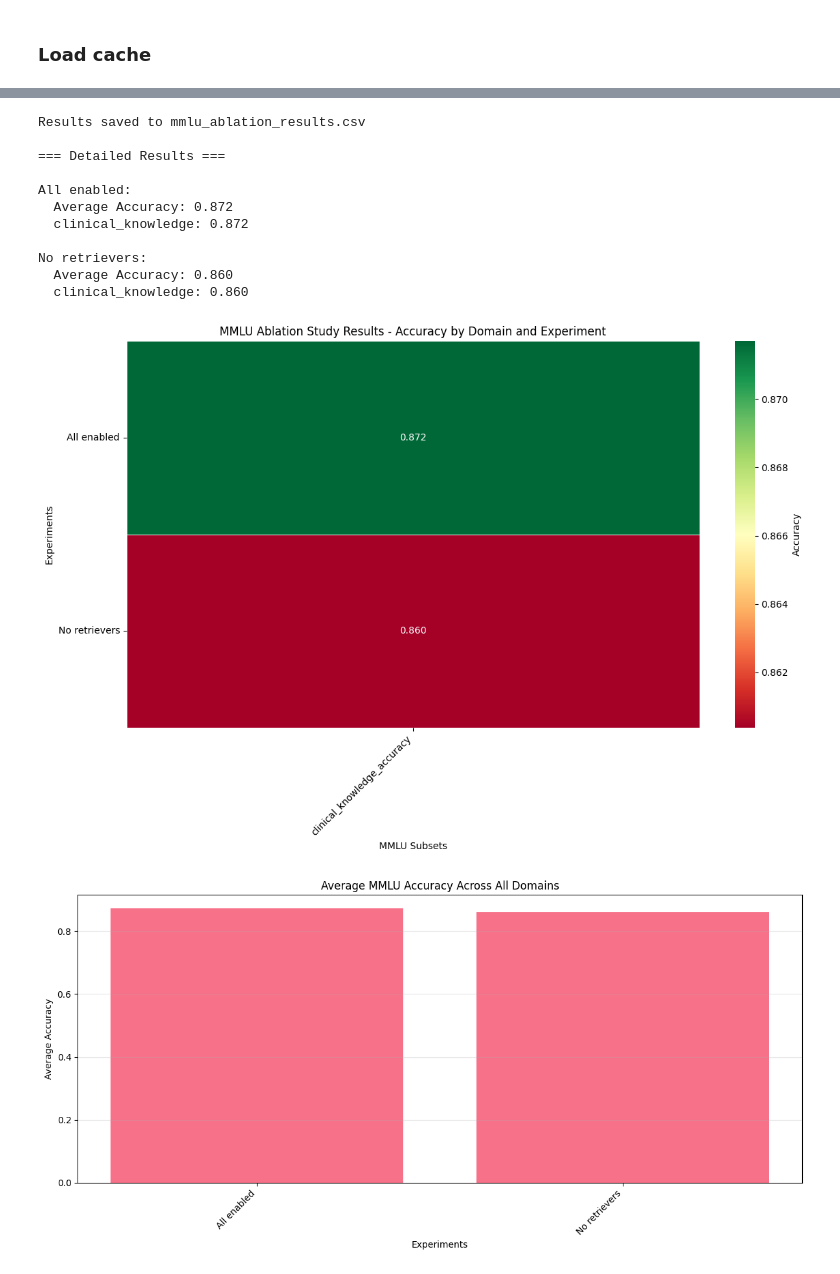
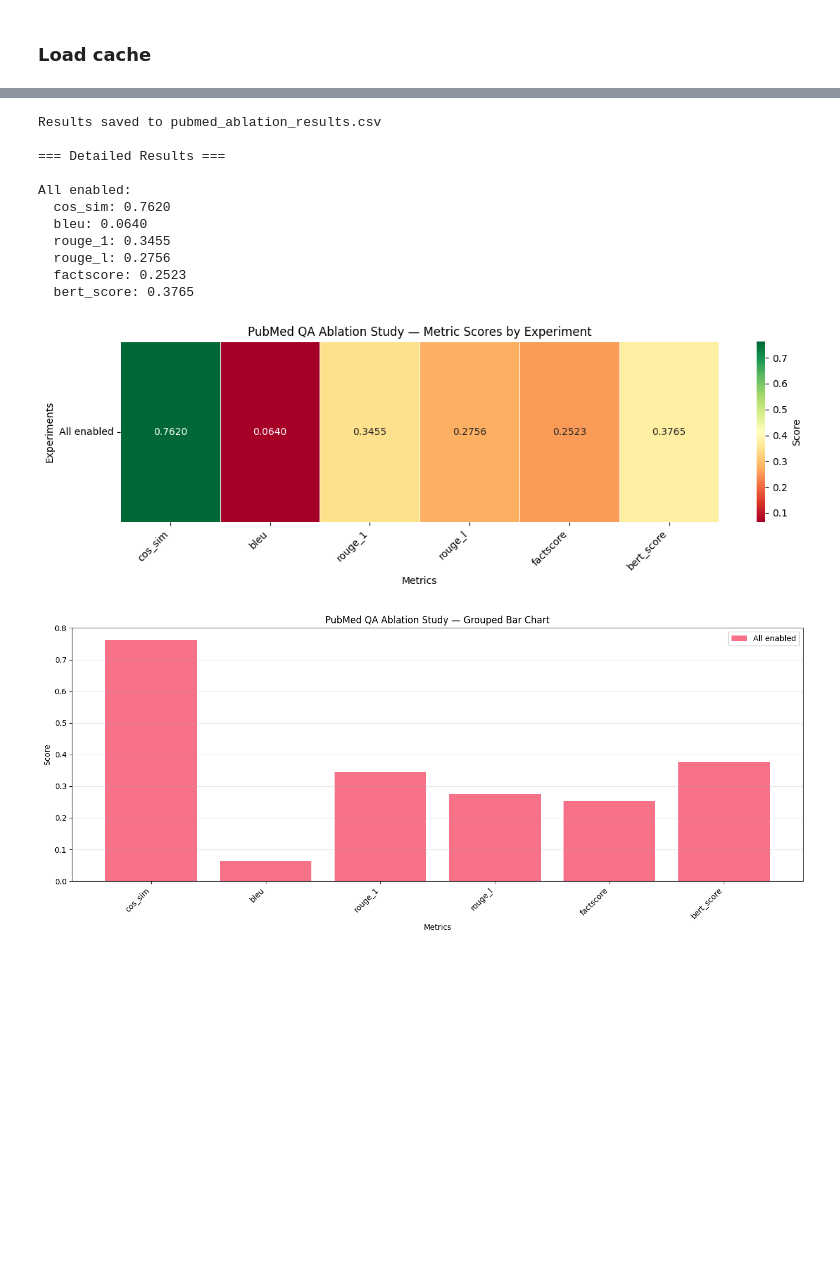
Before and after one commit to Biomed-imaging-lab/NeuroRAG, a Jupyter notebook: notebooks/neurorag-ablation.ipynb, the cells around one changed output, grey strips where cells are left out. Cells and saved outputs as stored; diff of their text form; code cells hidden in the pictures; blank space fills up the shorter version.

```diff
--- a/notebooks/neurorag-ablation.ipynb
+++ b/notebooks/neurorag-ablation.ipynb
@@ -60,7 +69,6 @@ Set any component to False to disable it in the pipeline.
 # %%
 ablation_config: dict[str, bool] = {
     'step_back': True,
-    'query_rewriting': True,
     'decomposition': True,
     'hyde': True,
     'vector_store': True,
@@ -385,61 +356,64 @@ No retrievers - Average accuracy: 0.860
 # %%
-# Save results to file
-results_df.to_csv('mmlu_ablation_results.csv', index=False)
-print("Results saved to mmlu_ablation_results.csv")
+results_df.to_csv('pubmed_ablation_results.csv', index=False)
+print('Results saved to pubmed_ablation_results.csv')
 
-# Display results in a more readable format
-print("\n=== Detailed Results ===")
+print('\n=== Detailed Results ===')
 for _, row in results_df.iterrows():
     print(f"\n{row['experiment_name']}:")
-    print(f"  Average Accuracy: {row['average_accuracy']:.3f}")
-    for subset in mmlu_subsets:
-        print(f"  {subset}: {row[f'{subset}_accuracy']:.3f}")
+    for m in METRIC_NAMES:
+        print(f'  {m}: {row[m]:.4f}')
 # %% [output]
-Results saved to mmlu_ablation_results.csv
+Results saved to pubmed_ablation_results.csv
 
 === Detailed Results ===
 
 All enabled:
-  Average Accuracy: 0.872
-  clinical_knowledge: 0.872
-
-No retrievers:
-  Average Accuracy: 0.860
-  clinical_knowledge: 0.860
+  cos_sim: 0.7620
+  bleu: 0.0640
+  rouge_1: 0.3455
+  rouge_l: 0.2756
+  factscore: 0.2523
+  bert_score: 0.3765
 # %%
-# Create visualizations
 import matplotlib.pyplot as plt
 import seaborn as sns
+import numpy as np
 
-# Set up the plotting style
 plt.style.use('default')
-sns.set_palette("husl")
+sns.set_palette('husl')
 
-# Create a heatmap of accuracies across experiments and subsets
-subset_columns = [f'{subset}_accuracy' for subset in mmlu_subsets]
-heatmap_data = results_df.set_index('experiment_name')[subset_columns]
+heatmap_data = results_df.set_index('experiment_name')[METRIC_NAMES]
 
-plt.figure(figsize=(12, 8))
-sns.heatmap(heatmap_data, annot=True, fmt='.3f', cmap='RdYlGn',
-            cbar_kws={'label': 'Accuracy'}, linewidths=0.5)
-plt.title('MMLU Ablation Study Results - Accuracy by Domain and Experiment')
-plt.xlabel('MMLU Subsets')
+plt.figure(figsize=(12, max(4, len(results_df) * 1.2)))
+sns.heatmap(heatmap_data, annot=True, fmt='.4f', cmap='RdYlGn',
+            cbar_kws={'label': 'Score'}, linewidths=0.5)
+plt.title('PubMed QA Ablation Study — Metric Scores by Experiment')
+plt.xlabel('Metrics')
 plt.ylabel('Experiments')
 plt.xticks(rotation=45, ha='right')
 plt.yticks(rotation=0)
 plt.tight_layout()
 plt.show()
 
-# Create a bar plot of average accuracies
-plt.figure(figsize=(12, 6))
-plt.bar(range(len(results_df)), results_df['average_accuracy'])
-plt.xlabel('Experiments')
-plt.ylabel('Average Accuracy')
-plt.title('Average MMLU Accuracy Across All Domains')
-plt.xticks(range(len(results_df)), results_df['experiment_name'], rotation=45, ha='right')
-plt.grid(axis='y', alpha=0.3)
+n_metrics = len(METRIC_NAMES)
+n_experiments = len(results_df)
+x = np.arange(n_metrics)
+width = 0.8 / n_experiments
+
+fig, ax = plt.subplots(figsize=(14, 6))
+for i, (_, row) in enumerate(results_df.iterrows()):
+    values = [row[m] for m in METRIC_NAMES]
+    ax.bar(x + i * width, values, width, label=row['experiment_name'])
+
+ax.set_xlabel('Metrics')
+ax.set_ylabel('Score')
+ax.set_title('PubMed QA Ablation Study — Grouped Bar Chart')
+ax.set_xticks(x + width * (n_experiments - 1) / 2)
+ax.set_xticklabels(METRIC_NAMES, rotation=45, ha='right')
+ax.legend()
+ax.grid(axis='y', alpha=0.3)
 plt.tight_layout()
 plt.show()
 # %% [output]
-[figure, old version]
+[figure, new version]
-[figure, old version]
+[figure, new version]
```
Also changed, not shown: parts of 17 cells of this notebook, 5 other files.
